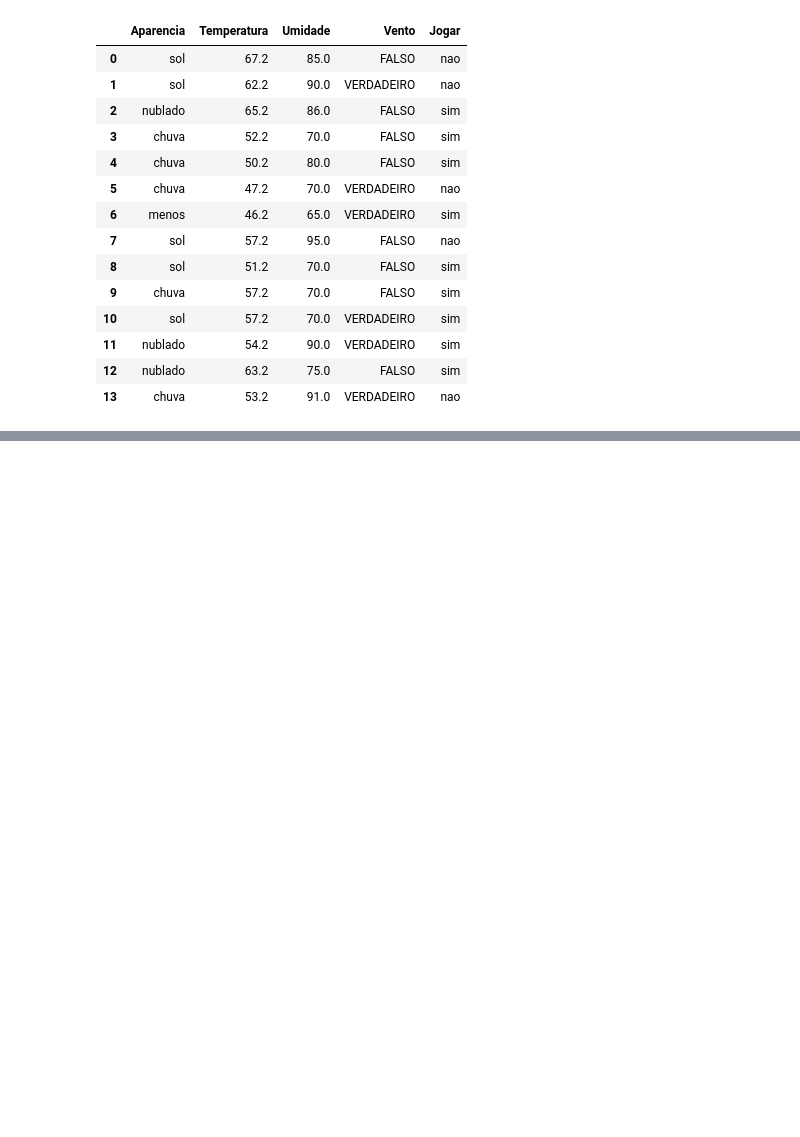
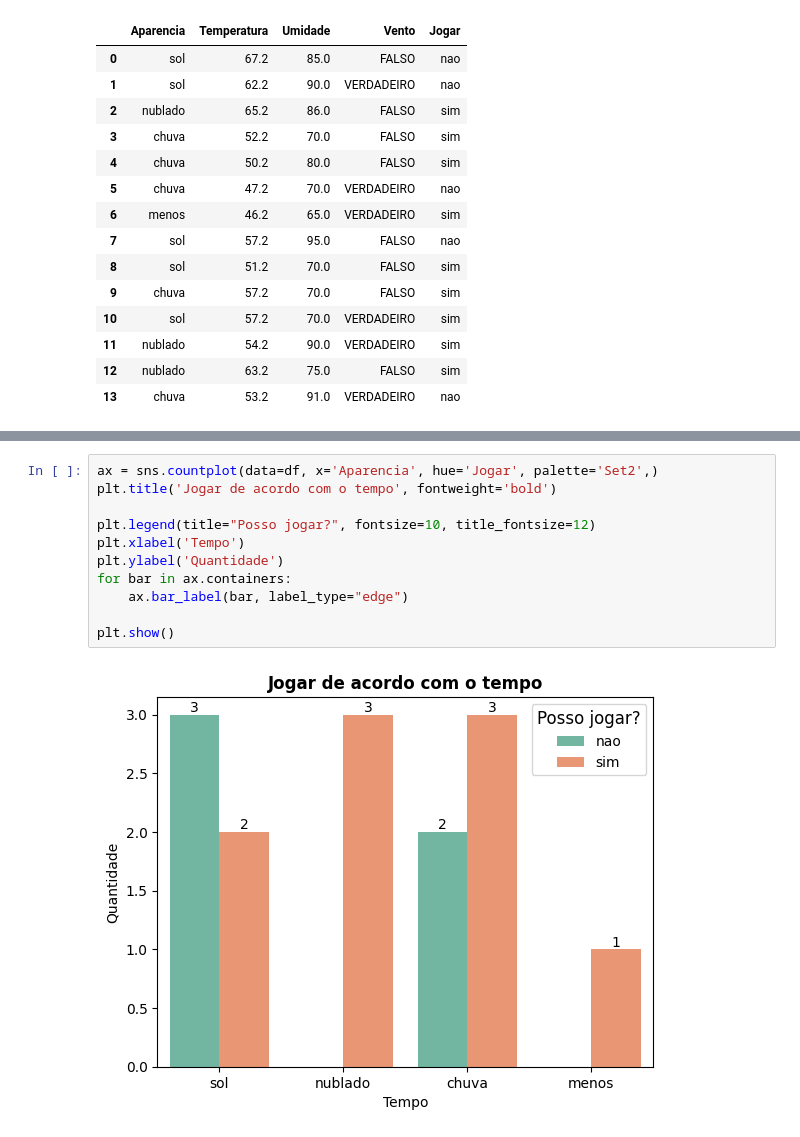
Before and after one commit to eriksilva01/tempo_tratamento_de_dados, a Jupyter notebook: tempo_udemyII.ipynb, the cells around one changed output, grey strips where cells are left out. Saved outputs shown, nothing was run; the diff lists cells and outputs as text; blank space fills up the shorter version.

```diff
--- a/tempo_udemyII.ipynb
+++ b/tempo_udemyII.ipynb
@@ -223,0 +253,13 @@ df
+# %%
+ax = sns.countplot(data=df, x='Aparencia', hue='Jogar', palette='Set2',)
+plt.title('Jogar de acordo com o tempo', fontweight='bold')
+
+plt.legend(title="Posso jogar?", fontsize=10, title_fontsize=12)
+plt.xlabel('Tempo')
+plt.ylabel('Quantidade')
+for bar in ax.containers:
+    ax.bar_label(bar, label_type="edge")
+
+plt.show()
+# %% [output]
+[figure, added]
```
Also changed, not shown: parts of 4 cells of this notebook.
